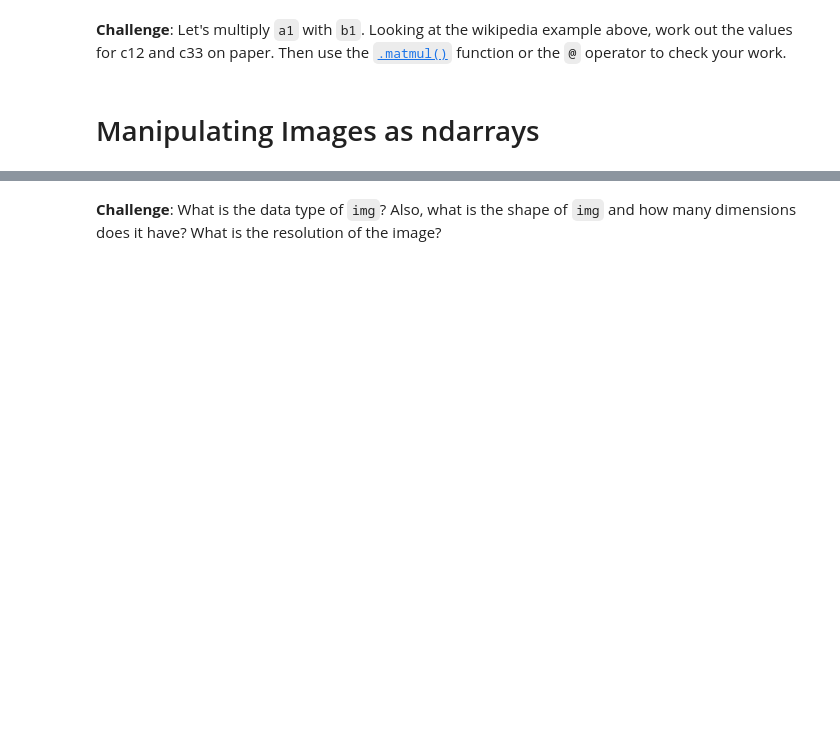
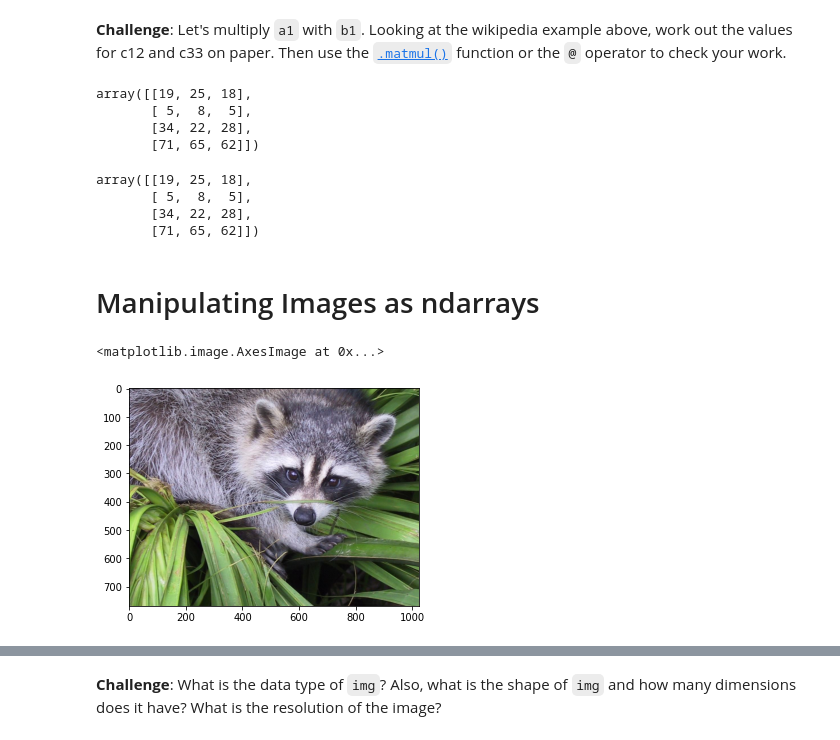
Before and after one commit to womaro/Story, a Jupyter notebook: Computation_with_NumPy_and_N_Dimensional_Arrays_(start).ipynb, the cells around one changed output, grey strips where cells are left out. Cells and saved outputs as stored; diff of their text form; code cells hidden in the pictures; blank space fills up the shorter version.

```diff
--- a/Computation_with_NumPy_and_N_Dimensional_Arrays_(start).ipynb
+++ b/Computation_with_NumPy_and_N_Dimensional_Arrays_(start).ipynb
@@ -266,5 +264,27 @@ print('Dimensions of result: (4x2)*(2x3)=(4x3)')
 Dimensions of result: (4x2)*(2x3)=(4x3)
 # %% [markdown]
 **Challenge**: Let's multiply `a1` with `b1`. Looking at the wikipedia example above, work out the values for c12 and c33 on paper. Then use the [`.matmul()`](https://numpy.org/doc/stable/reference/generated/numpy.matmul.html) function or the `@` operator to check your work.
+# %%
+c1 = a1@b1
+c1
+# %% [output]
+array([[19, 25, 18],
+       [ 5,  8,  5],
+       [34, 22, 28],
+       [71, 65, 62]])
+# %%
+c1 = np.matmul(a1,b1)
+c1
+# %% [output]
+array([[19, 25, 18],
+       [ 5,  8,  5],
+       [34, 22, 28],
+       [71, 65, 62]])
 # %% [markdown]
 # Manipulating Images as ndarrays
+# %%
+img = misc.face()
+plt.imshow(img)
+# %% [output]
+<matplotlib.image.AxesImage at 0x...>
+[figure, added]
```
Also changed, not shown: parts of 7 cells of this notebook.
